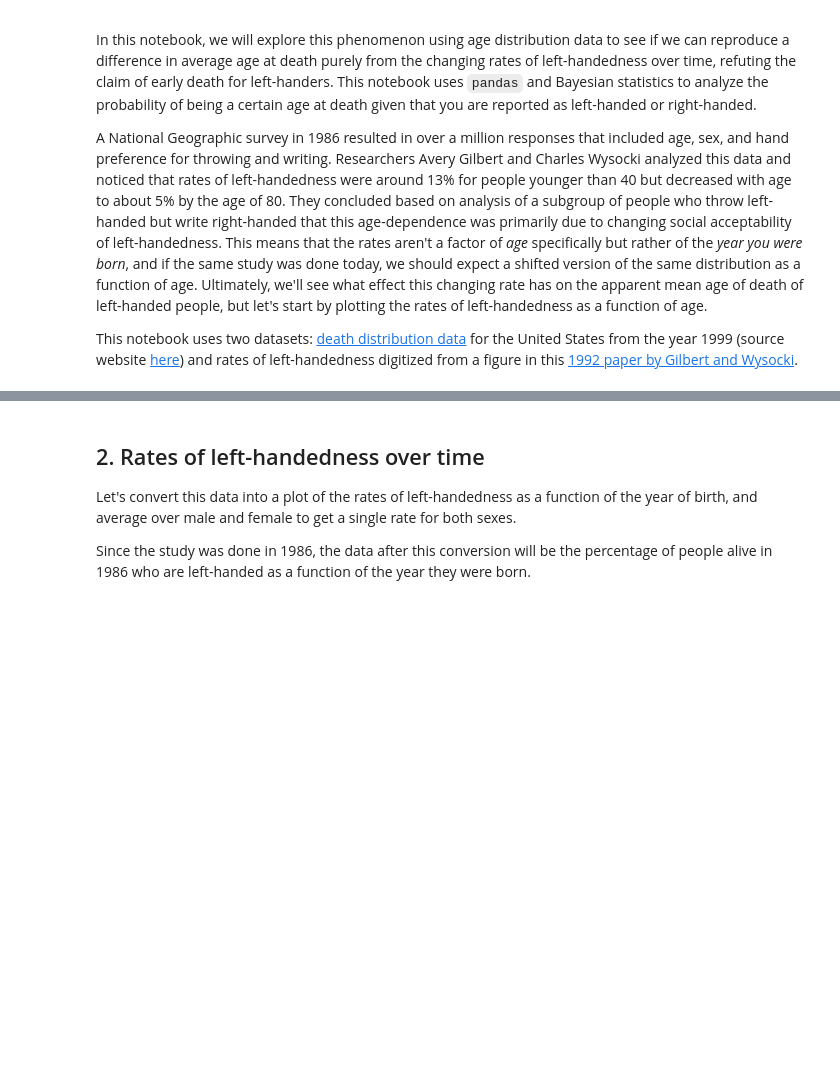
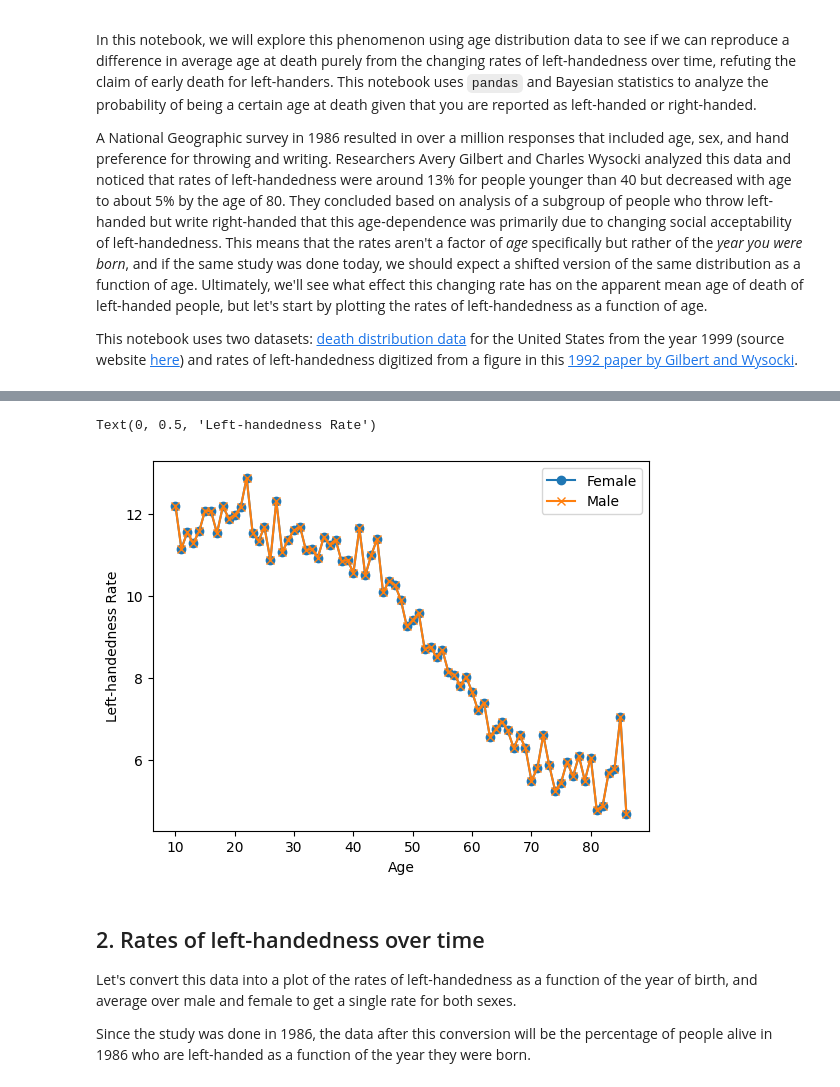
Before and after one commit to ukishore33/Analyze-Death-Age-Difference-of-Right-Handers-with-Left-Handers, a Jupyter notebook: Analyze_Death_Age_Difference_of_Right_Handers_with_Left_Handers_ipynb.ipynb, the cells around one changed output, grey strips where cells are left out. Saved outputs shown, nothing was run; the diff lists cells and outputs as text; code cells hidden in the pictures; blank space fills up the shorter version.

```diff
--- a/Analyze_Death_Age_Difference_of_Right_Handers_with_Left_Handers_ipynb.ipynb
+++ b/Analyze_Death_Age_Difference_of_Right_Handers_with_Left_Handers_ipynb.ipynb
@@ -24,0 +9,8 @@ ax.set_ylabel(...)
+# %%
+import pandas as pd
+import matplotlib.pyplot as plt
+
+data_url_1 = "https://gist.githubusercontent.com/mbonsma/8da0990b71ba9a09f7de395574e54df1/raw/aec88b30af87fad8d45da7e774223f91dad09e88/lh_data.csv"
+lefthanded_data = pd.read_csv(data_url_1)
+
+lefthanded_data
@@ -25,3 +45,14 @@ ax.set_ylabel(...)
+# %%
+%matplotlib inline
+fig, ax = plt.subplots()
+ax.plot(lefthanded_data['Age'], lefthanded_data['Female'], label='Female', marker = 'o')
+ax.plot(lefthanded_data['Age'], lefthanded_data['Female'], label='Male', marker = 'x')
+ax.legend()
+ax.set_xlabel('Age')
+ax.set_ylabel('Left-handedness Rate')
+# %% [output]
+Text(0, 0.5, 'Left-handedness Rate')
+[figure, added]
 # %% [markdown]
 ## 2. Rates of left-handedness over time
 <p>Let's convert this data into a plot of the rates of left-handedness as a function of the year of birth, and average over male and female to get a single rate for both sexes. </p>
```
Also changed, not shown: parts of 19 cells of this notebook.
